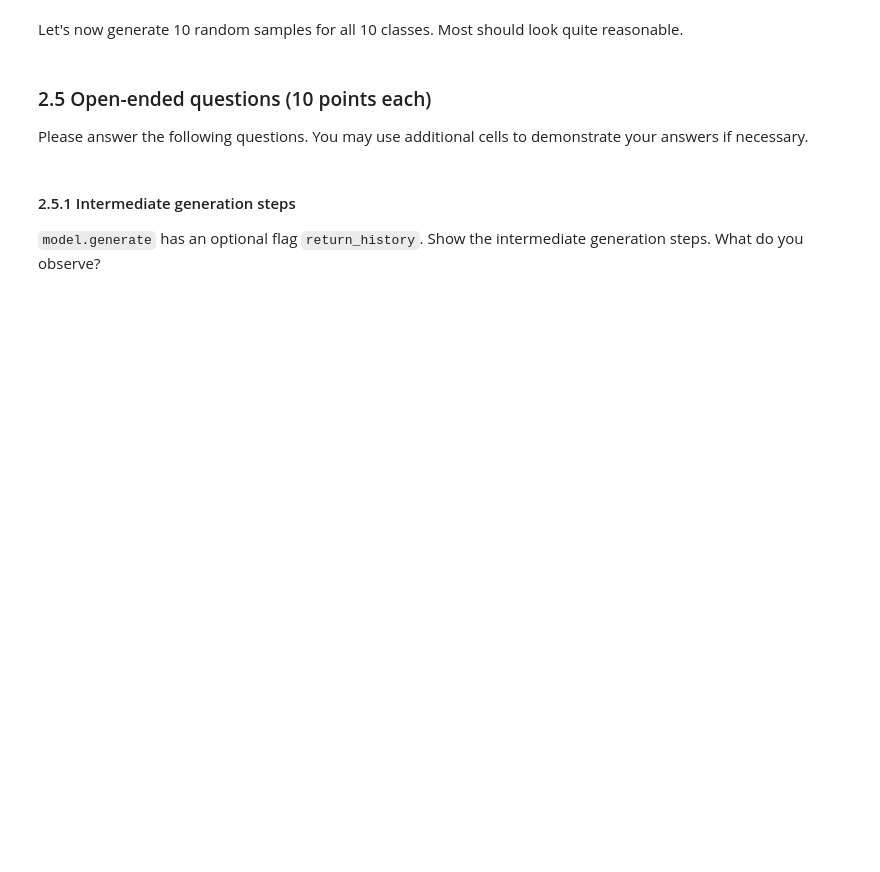
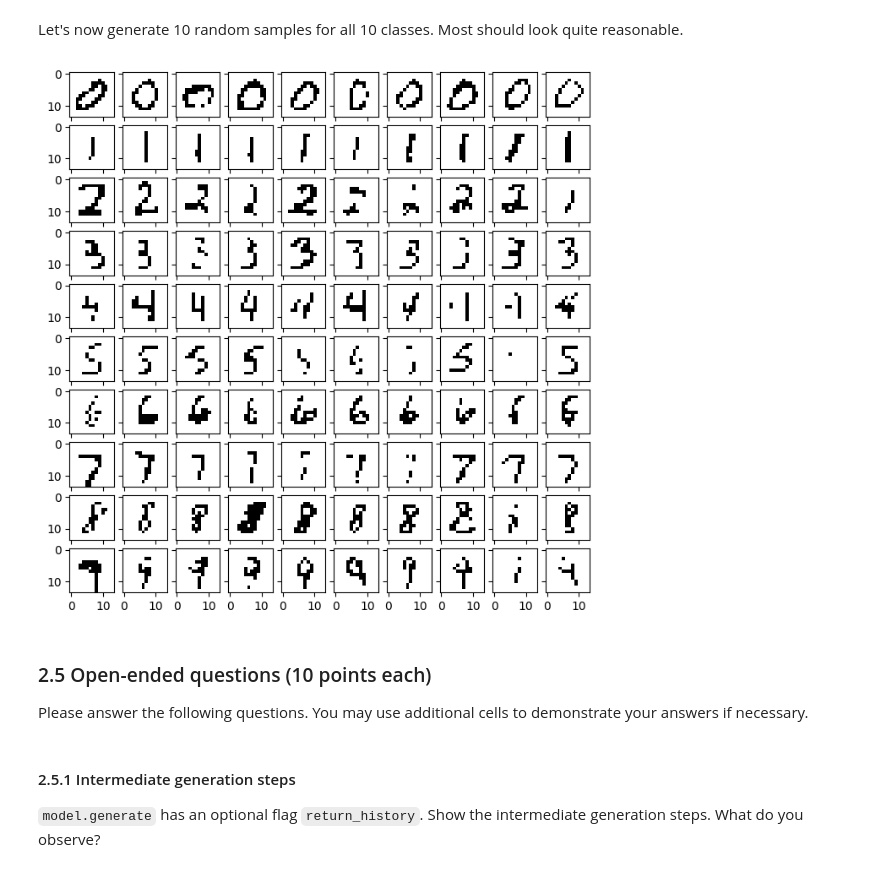
Before and after one commit to EPFL-VILAB/2026-Spring-CS503-Visual-Intelligence-Homework, a Jupyter notebook: NanoFM_Homeworks/notebooks/CS503_FM_part2_nanoMaskGIT.ipynb, the cells around one changed output. Saved outputs shown, nothing was run; the diff lists cells and outputs as text; code cells hidden in the pictures; blank space fills up the shorter version.

```diff
--- a/NanoFM_Homeworks/notebooks/CS503_FM_part2_nanoMaskGIT.ipynb
+++ b/NanoFM_Homeworks/notebooks/CS503_FM_part2_nanoMaskGIT.ipynb
@@ -246,23 +262,34 @@ plt.imshow(reconst[0], cmap='gray_r')
 Let's now generate 10 random samples for all 10 classes. Most should look quite reasonable.
 # %%
 def generate_samples(model, num_steps=8, temp=1.0, top_p=0.0, top_k=0.0, n_samples=10):
-    fig = plt.figure(figsize=(8., 8.))
+    fig = plt.figure(figsize=(8.0, 8.0))
     grid = ImageGrid(fig, 111, nrows_ncols=(10, n_samples), axes_pad=0.1)
     for label in range(10):
         for sample_idx in range(n_samples):
             grid_idx = label * n_samples + sample_idx
 
             seq = torch.zeros(50, dtype=torch.long, device=device)
             mask = torch.ones(50, dtype=torch.bool, device=device)
             seq[0] = label
             mask[0] = False
-            output = model.generate(seq, mask, num_steps=num_steps, temp=temp, top_p=top_p, top_k=top_k, return_history=False)
+            output = model.generate(
+                seq,
+                mask,
+                num_steps=num_steps,
+                temp=temp,
+                top_p=top_p,
+                top_k=top_k,
+                return_history=False,
+            )
 
             reconst = detokenize_MNIST(output, patch_size=2, account_for_labels=True).cpu()
-            grid[grid_idx].imshow(reconst[0], cmap='Greys', vmin=0, vmax=1)
+            grid[grid_idx].imshow(reconst[0], cmap="Greys", vmin=0, vmax=1)
     plt.show()
 
+
 generate_samples(model, num_steps=8, temp=0.7, top_p=0.9, top_k=0.0)
+# %% [output]
+[figure, added]
 # %% [markdown]
 ### 2.5 Open-ended questions (10 points each)
 
```
Also changed, not shown: parts of 21 cells of this notebook, 10 other files.
